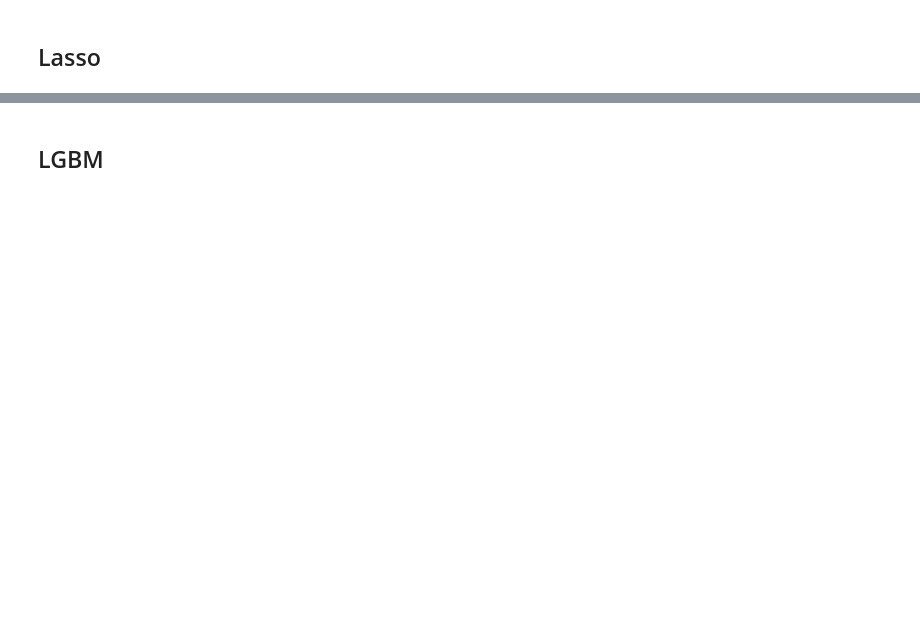
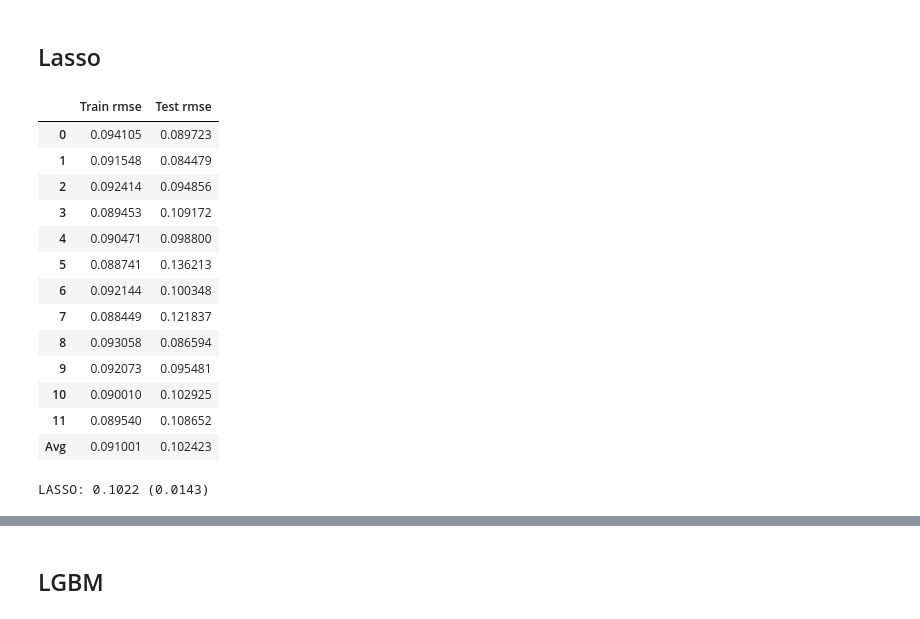
Before and after one commit to akimalikhanov/w, a Jupyter notebook: full_project2.ipynb, the cells around one changed output, grey strips where cells are left out. Drawn from its saved outputs; the diff is of its cells as text; code cells hidden in the pictures; blank space fills up the shorter version.

```diff
--- a/full_project2.ipynb
+++ b/full_project2.ipynb
@@ -524,2 +608,28 @@ res_ridge
 # %% [markdown]
 ## Lasso
+# %%
+alphas2=[5e-05, 0.0001, 0.0002, 0.0003, 0.0004, 0.0005, 0.0006, 0.0007, 0.0008]
+
+res_lasso, model_lasso =custom_sklearn_cv(df_reg, 12, LassoCV(max_iter=int(1e7), alphas=alphas2, random_state=42, cv=10))
+res_lasso
+# %% [output]
+|  | Train rmse | Test rmse |
+| 0 | 0.094105 | 0.089723 |
+| 1 | 0.091548 | 0.084479 |
+| 2 | 0.092414 | 0.094856 |
+| 3 | 0.089453 | 0.109172 |
+| 4 | 0.090471 | 0.098800 |
+| 5 | 0.088741 | 0.136213 |
+| 6 | 0.092144 | 0.100348 |
+| 7 | 0.088449 | 0.121837 |
+| 8 | 0.093058 | 0.086594 |
+| 9 | 0.092073 | 0.095481 |
+| 10 | 0.090010 | 0.102925 |
+| 11 | 0.089540 | 0.108652 |
+| Avg | 0.091001 | 0.102423 |
+# %%
+lasso=make_pipeline(col_tr, LassoCV(max_iter=int(1e7), alphas=alphas2, random_state=42, cv=kfolds))
+lasso_score=cv_rmse(lasso , X)
+print("LASSO: {:.4f} ({:.4f})\n".format(lasso_score.mean(), lasso_score.std()))
+# %% [output]
+LASSO: 0.1022 (0.0143)
```
Also changed, not shown: parts of 43 cells of this notebook.
